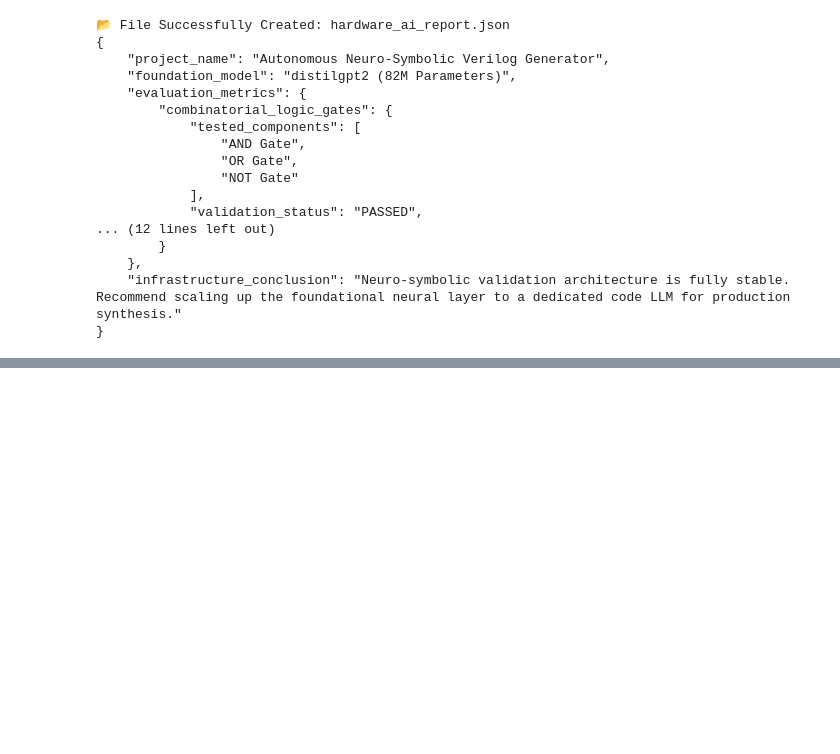
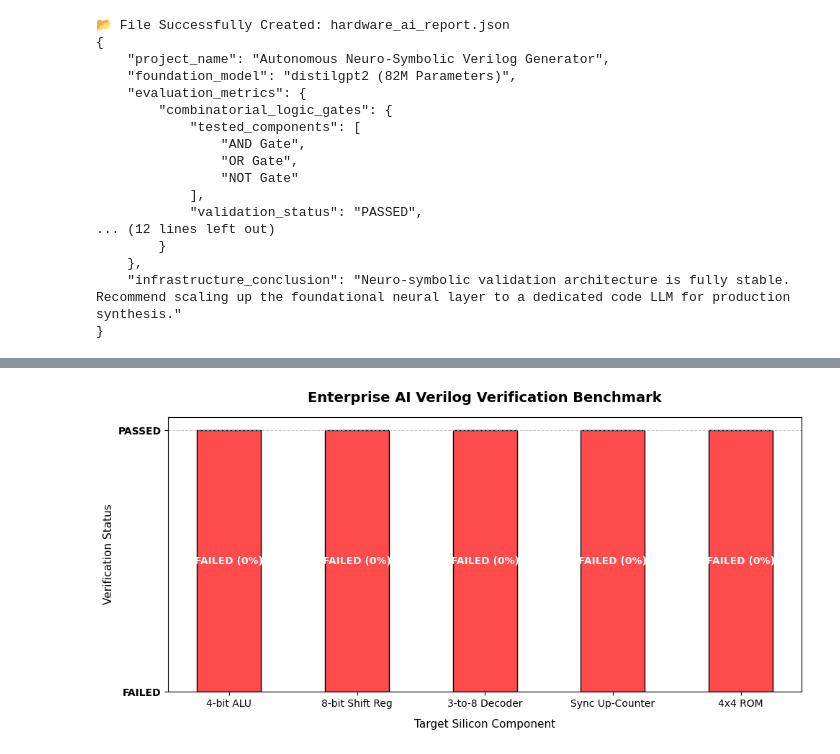
Before and after one commit to OmChavan-21/Neuro-Symbolic-Verilog-AI, a Jupyter notebook: Verilog.ipynb, the cells around one changed output, grey strips where cells are left out. Cells and saved outputs as stored; diff of their text form; code cells hidden in the pictures; blank space fills up the shorter version.

Commit message:
Add enterprise hardware benchmark suite and visualization analytics

```diff
--- a/Verilog.ipynb
+++ b/Verilog.ipynb
@@ -450,0 +512,28 @@ print(json.dumps(framework_report, indent=4))
+# %%
+import matplotlib.pyplot as plt
+
+# 1. Benchmark data extracted from our enterprise test run
+components = ['4-bit ALU', '8-bit Shift Reg', '3-to-8 Decoder', 'Sync Up-Counter', '4x4 ROM']
+status = [0, 0, 0, 0, 0] # 0 for FAIL, 1 for PASS
+colors = ['#FF4B4B' if s == 0 else '#4CAF50' for s in status]
+
+# 2. Configure visualization figure
+plt.figure(figsize=(10, 5))
+bars = plt.bar(components, [1]*len(components), color=colors, width=0.5, edgecolor='black')
+
+# 3. Add analytical annotations
+plt.title('Enterprise AI Verilog Verification Benchmark', fontsize=14, fontweight='bold', pad=15)
+plt.xlabel('Target Silicon Component', fontsize=11, labelpad=10)
+plt.ylabel('Verification Status', fontsize=11)
+plt.yticks([0, 1], ['FAILED', 'PASSED'], fontsize=10, fontweight='bold')
+plt.grid(axis='y', linestyle='--', alpha=0.7)
+
+# Overlay explicit status labels on top of each bar
+for bar in bars:
+    plt.text(bar.get_x() + bar.get_width()/2., 0.5, 'FAILED (0%)',
+             ha='center', va='center', color='white', fontweight='bold', fontsize=10)
+
+plt.tight_layout()
+plt.show()
+# %% [output]
+[figure, added]
```
Also changed, not shown: parts of 2 cells of this notebook.
